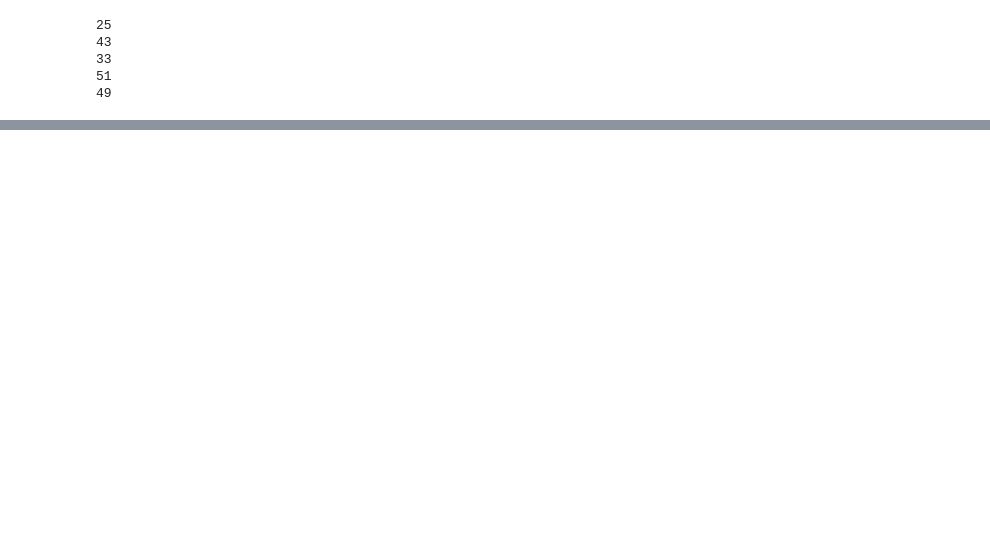
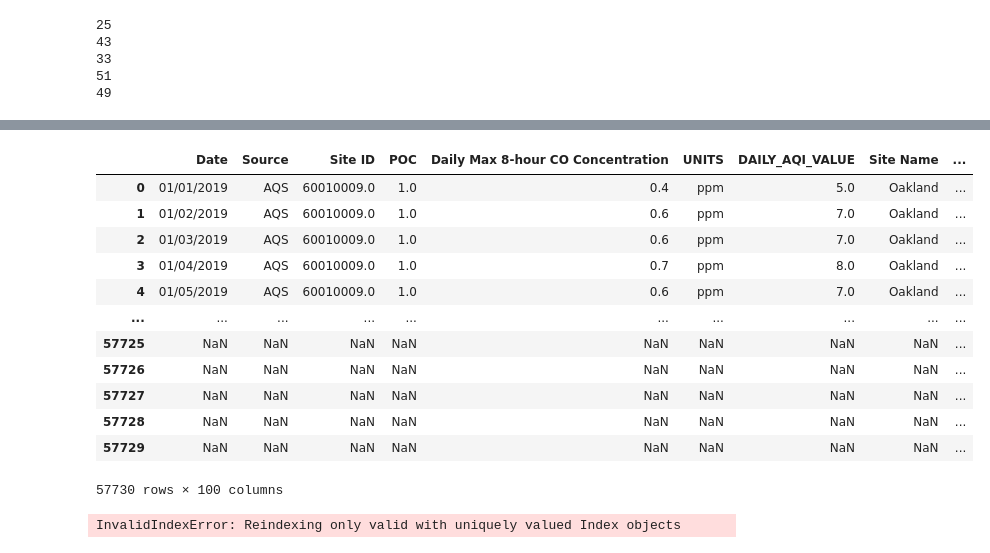
Before and after one commit to thekra-a/DS_capstone, a Jupyter notebook: data cleaning/AQ_data_cleaning.ipynb, the cells around one changed output, grey strips where cells are left out. Drawn from its saved outputs; the diff is of its cells as text; code cells hidden in the pictures; blank space fills up the shorter version.

```diff
--- a/data cleaning/AQ_data_cleaning.ipynb
+++ b/data cleaning/AQ_data_cleaning.ipynb
@@ -66,0 +459,24 @@ new_df
+# %%
+#concat() 2019 data
+new_df= pd.concat([co_19, pm10_19, pm25_19, o3_19, no2_19], join='outer', axis=1)
+new_df
+# %% [output]
+|  | Date | Source | Site ID | POC | Daily Max 8-hour CO Concentration | UNITS | DAILY_AQI_VALUE | Site Name | ... |
+| 0 | 01/01/2019 | AQS | 60010009.0 | 1.0 | 0.4 | ppm | 5.0 | Oakland | ... |
+| 1 | 01/02/2019 | AQS | 60010009.0 | 1.0 | 0.6 | ppm | 7.0 | Oakland | ... |
+| 2 | 01/03/2019 | AQS | 60010009.0 | 1.0 | 0.6 | ppm | 7.0 | Oakland | ... |
+| 3 | 01/04/2019 | AQS | 60010009.0 | 1.0 | 0.7 | ppm | 8.0 | Oakland | ... |
+| 4 | 01/05/2019 | AQS | 60010009.0 | 1.0 | 0.6 | ppm | 7.0 | Oakland | ... |
+| ... | ... | ... | ... | ... | ... | ... | ... | ... | ... |
+| 57725 | NaN | NaN | NaN | NaN | NaN | NaN | NaN | NaN | ... |
+| 57726 | NaN | NaN | NaN | NaN | NaN | NaN | NaN | NaN | ... |
+| 57727 | NaN | NaN | NaN | NaN | NaN | NaN | NaN | NaN | ... |
+| 57728 | NaN | NaN | NaN | NaN | NaN | NaN | NaN | NaN | ... |
+| 57729 | NaN | NaN | NaN | NaN | NaN | NaN | NaN | NaN | ... |
+57730 rows × 100 columns
+# %%
+#concat 2019 and 2020 data
+new_df20= pd.concat([new_df, co_20, pm10_20, pm25_20, o3_20, no2_20], join='outer')
+new_df20
+# %% [output]
+InvalidIndexError: Reindexing only valid with uniquely valued Index objects
```
Also changed, not shown: parts of 45 cells of this notebook.
